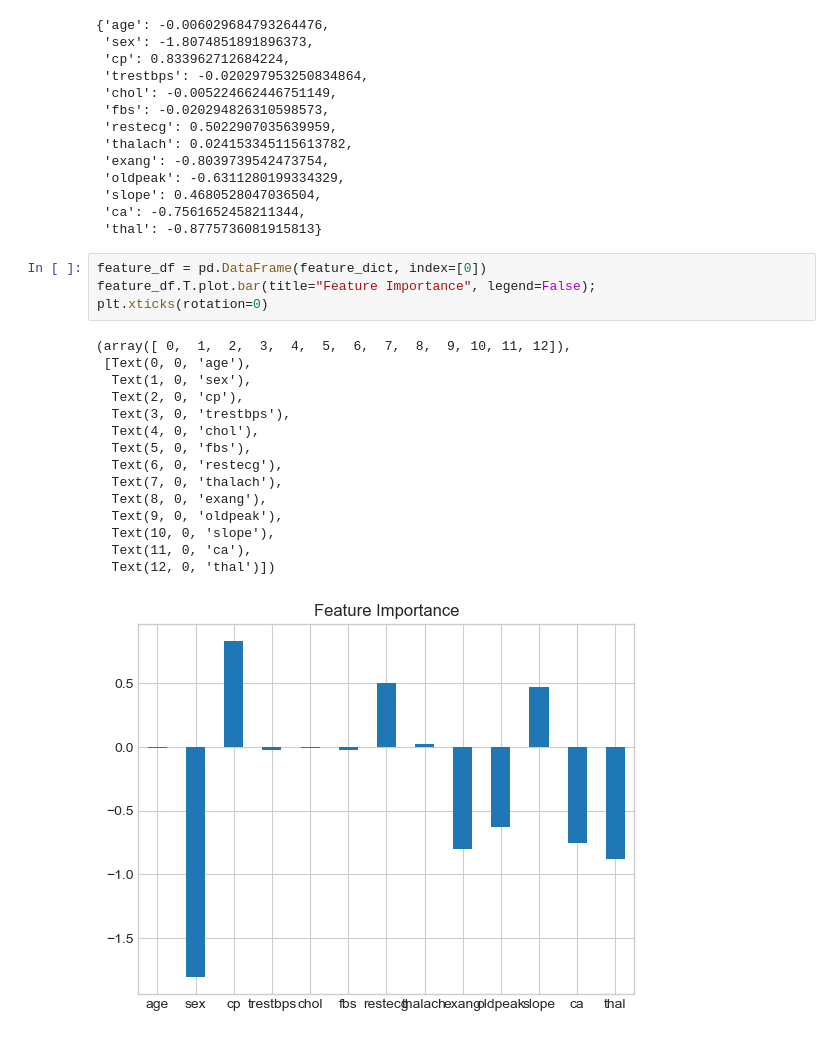
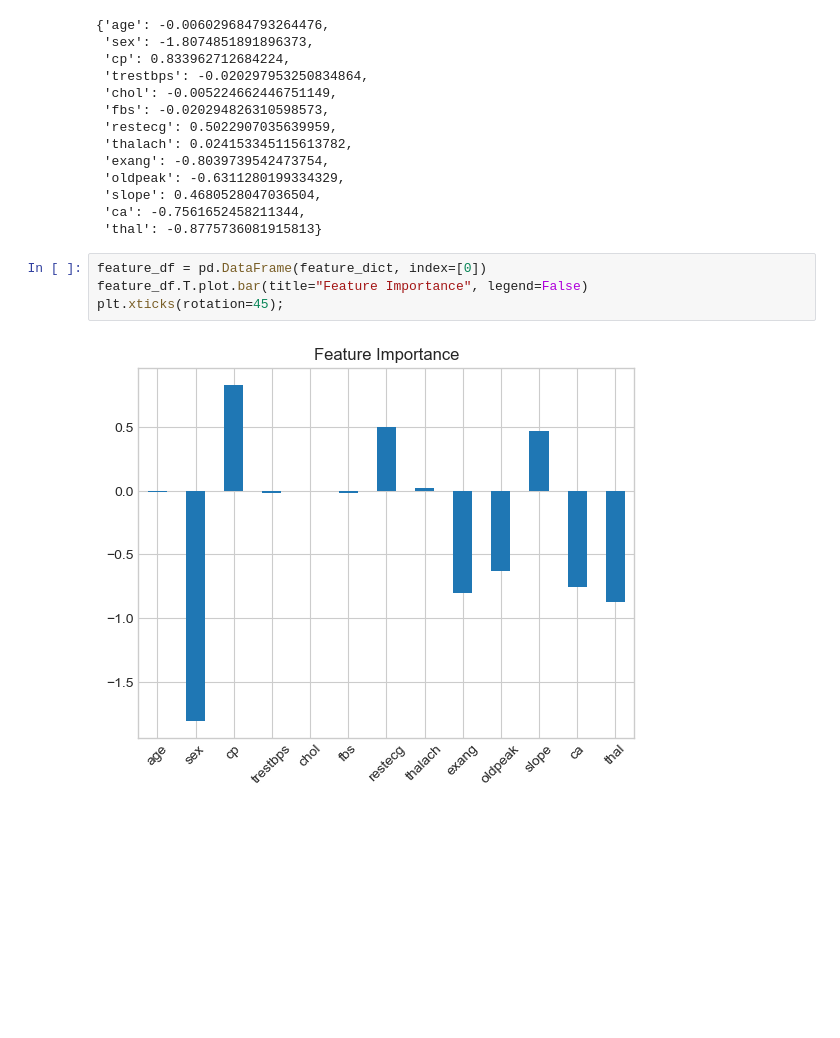
Before and after one commit to msnkr/heart_disease, a Jupyter notebook: heart-disease-classification.ipynb, the cells around one changed output. Drawn from its saved outputs; the diff is of its cells as text; blank space fills up the shorter version.

```diff
--- a/heart-disease-classification.ipynb
+++ b/heart-disease-classification.ipynb
@@ -370,21 +370,7 @@ feature_dict
  'thal': -0.8775736081915813}
 # %%
 feature_df = pd.DataFrame(feature_dict, index=[0])
-feature_df.T.plot.bar(title="Feature Importance", legend=False);
-plt.xticks(rotation=0)
+feature_df.T.plot.bar(title="Feature Importance", legend=False)
+plt.xticks(rotation=45);
 # %% [output]
-(array([ 0,  1,  2,  3,  4,  5,  6,  7,  8,  9, 10, 11, 12]),
- [Text(0, 0, 'age'),
-  Text(1, 0, 'sex'),
-  Text(2, 0, 'cp'),
-  Text(3, 0, 'trestbps'),
-  Text(4, 0, 'chol'),
-  Text(5, 0, 'fbs'),
-  Text(6, 0, 'restecg'),
-  Text(7, 0, 'thalach'),
-  Text(8, 0, 'exang'),
-  Text(9, 0, 'oldpeak'),
-  Text(10, 0, 'slope'),
-  Text(11, 0, 'ca'),
-  Text(12, 0, 'thal')])
-[figure, old version]
+[figure, new version]
```
